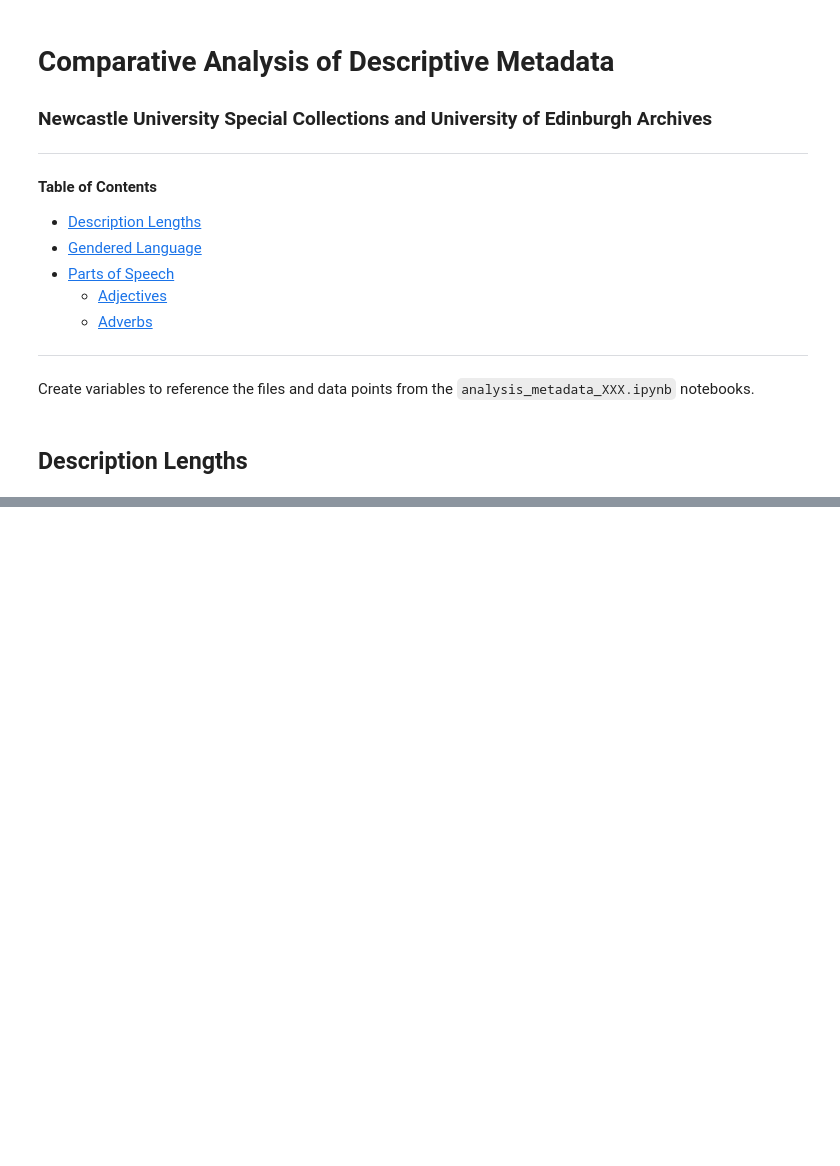
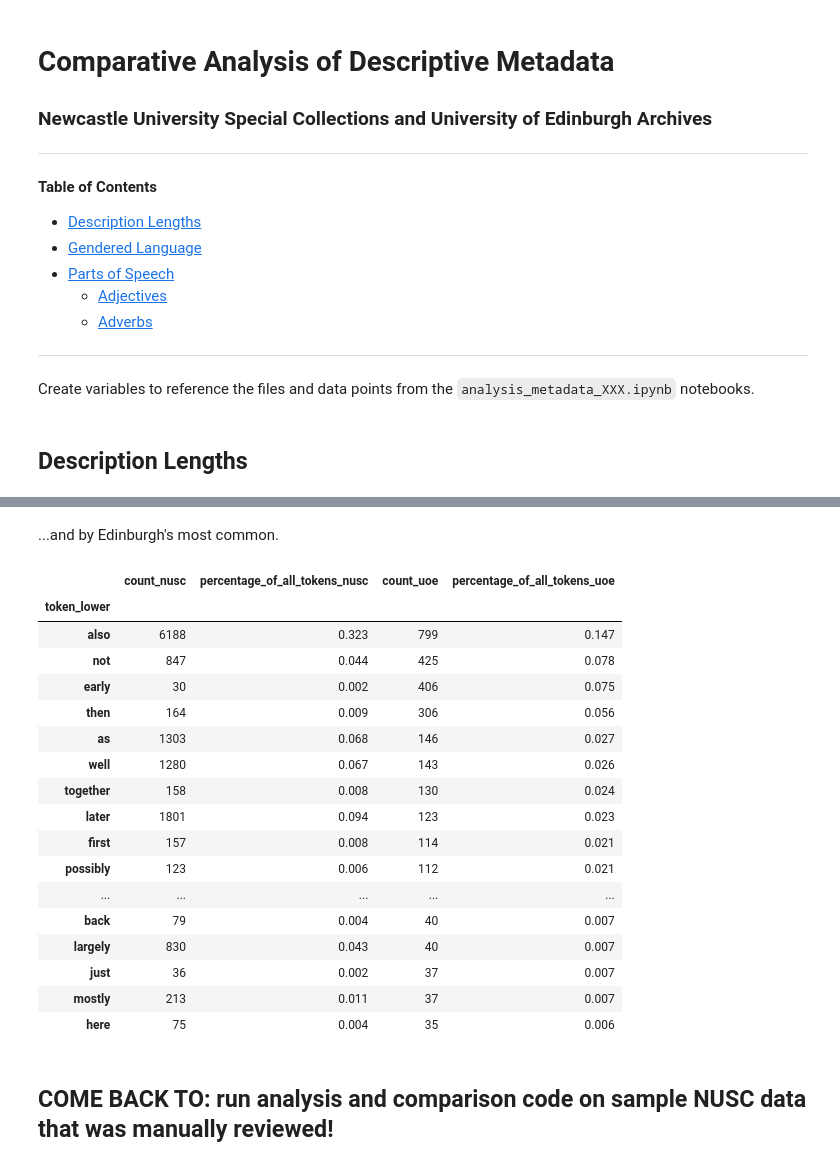
Before and after one commit to thegoose20/nusc, a Jupyter notebook: nusc_uoe_comparison.ipynb, the cells around one changed output, grey strips where cells are left out. Cells and saved outputs as stored; diff of their text form; code cells hidden in the pictures; blank space fills up the shorter version.

```diff
--- a/nusc_uoe_comparison.ipynb
+++ b/nusc_uoe_comparison.ipynb
@@ -80,0 +647,26 @@ mean_tokens_per_desc = list(df_len_uoe["tokens_per_description"])[0]
+# %% [markdown]
+...and by Edinburgh's most common.
+# %%
+common_advs = common_advs.sort_values(by="count_uoe", ascending=False)
+common_advs.head(30)
+# %% [output]
+|  | count_nusc | percentage_of_all_tokens_nusc | count_uoe | percentage_of_all_tokens_uoe |
+| token_lower |  |  |  |  |
+| also | 6188 | 0.323 | 799 | 0.147 |
+| not | 847 | 0.044 | 425 | 0.078 |
+| early | 30 | 0.002 | 406 | 0.075 |
+| then | 164 | 0.009 | 306 | 0.056 |
+| as | 1303 | 0.068 | 146 | 0.027 |
+| well | 1280 | 0.067 | 143 | 0.026 |
+| together | 158 | 0.008 | 130 | 0.024 |
+| later | 1801 | 0.094 | 123 | 0.023 |
+| first | 157 | 0.008 | 114 | 0.021 |
+| possibly | 123 | 0.006 | 112 | 0.021 |
+| ... | ... | ... | ... | ... |
+| back | 79 | 0.004 | 40 | 0.007 |
+| largely | 830 | 0.043 | 40 | 0.007 |
+| just | 36 | 0.002 | 37 | 0.007 |
+| mostly | 213 | 0.011 | 37 | 0.007 |
+| here | 75 | 0.004 | 35 | 0.006 |
+# %% [markdown]
+## COME BACK TO: run analysis and comparison code on sample NUSC data that was manually reviewed!
```
Also changed, not shown: parts of 75 cells of this notebook, 3 other files.
